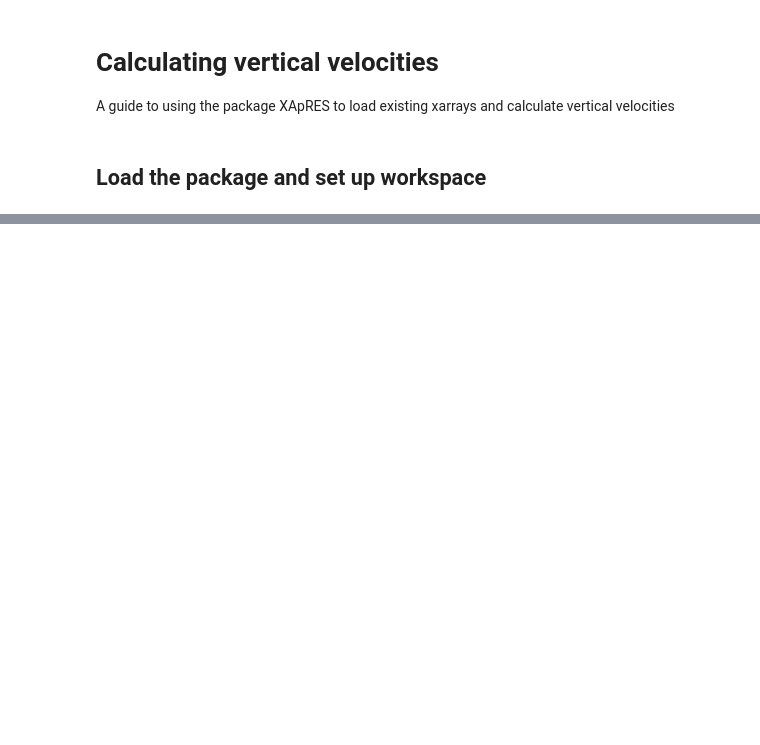
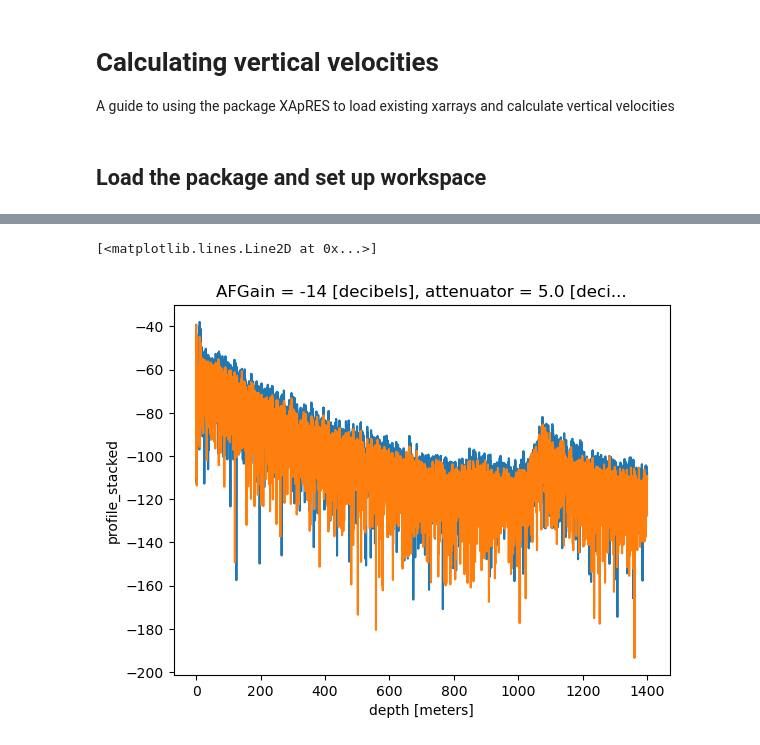
Before and after one commit to ldeo-glaciology/xapres, a Jupyter notebook: notebooks/test_notes/calculating_velocities.ipynb, the cells around one changed output, grey strips where cells are left out. Saved outputs shown, nothing was run; the diff lists cells and outputs as text; code cells hidden in the pictures; blank space fills up the shorter version.

```diff
--- a/notebooks/test_notes/calculating_velocities.ipynb
+++ b/notebooks/test_notes/calculating_velocities.ipynb
@@ -139,0 +200,9 @@ ds
+# %%
+s1 = ds_101.profile_stacked.isel(attenuator_setting_pair=1,time=100).compute()
+s2 = ds_101.profile_stacked.isel(attenuator_setting_pair=1,time=800).compute()
+# %%
+xa.dB(s1).plot()
+xa.dB(s2).plot()
+# %% [output]
+[<matplotlib.lines.Line2D at 0x...>]
+[figure, added]
```
Also changed, not shown: parts of 65 cells of this notebook, 1 other file.
